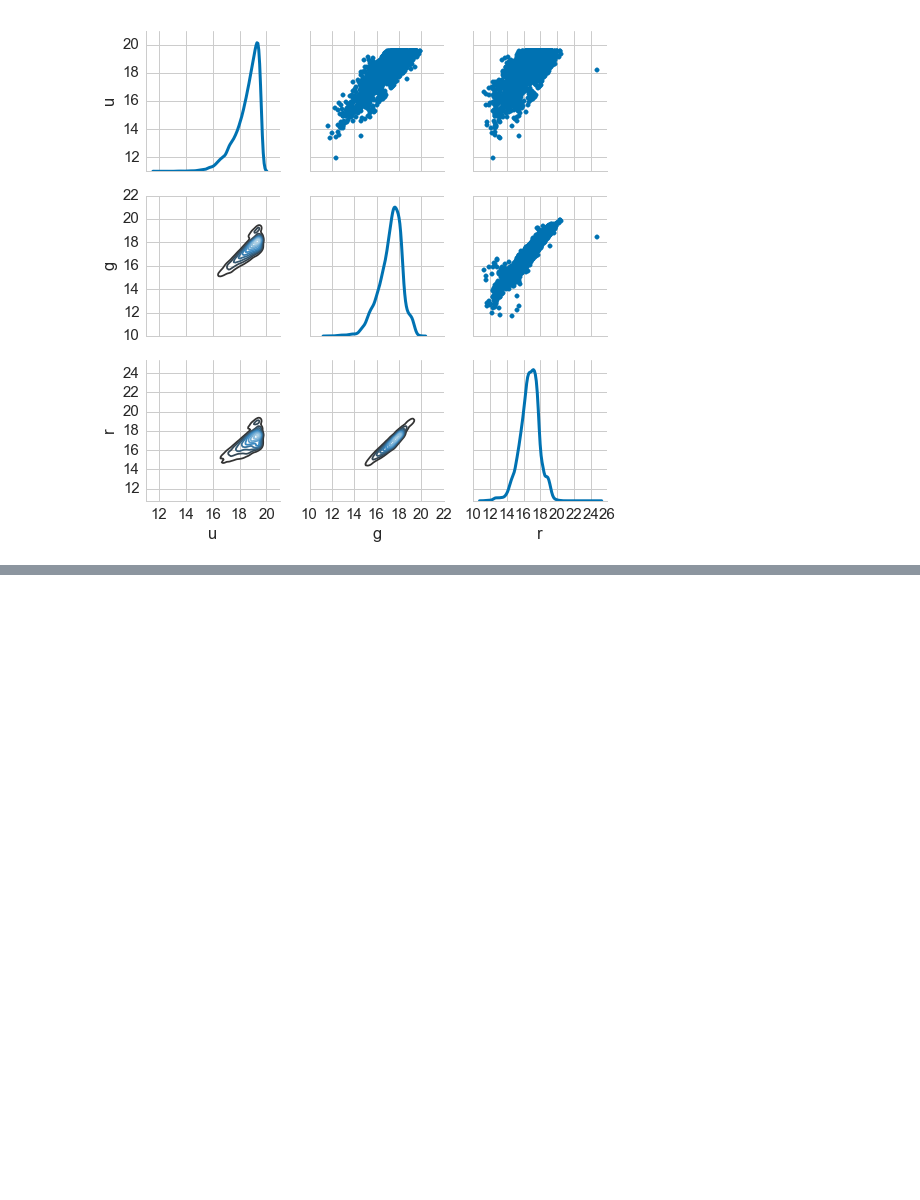
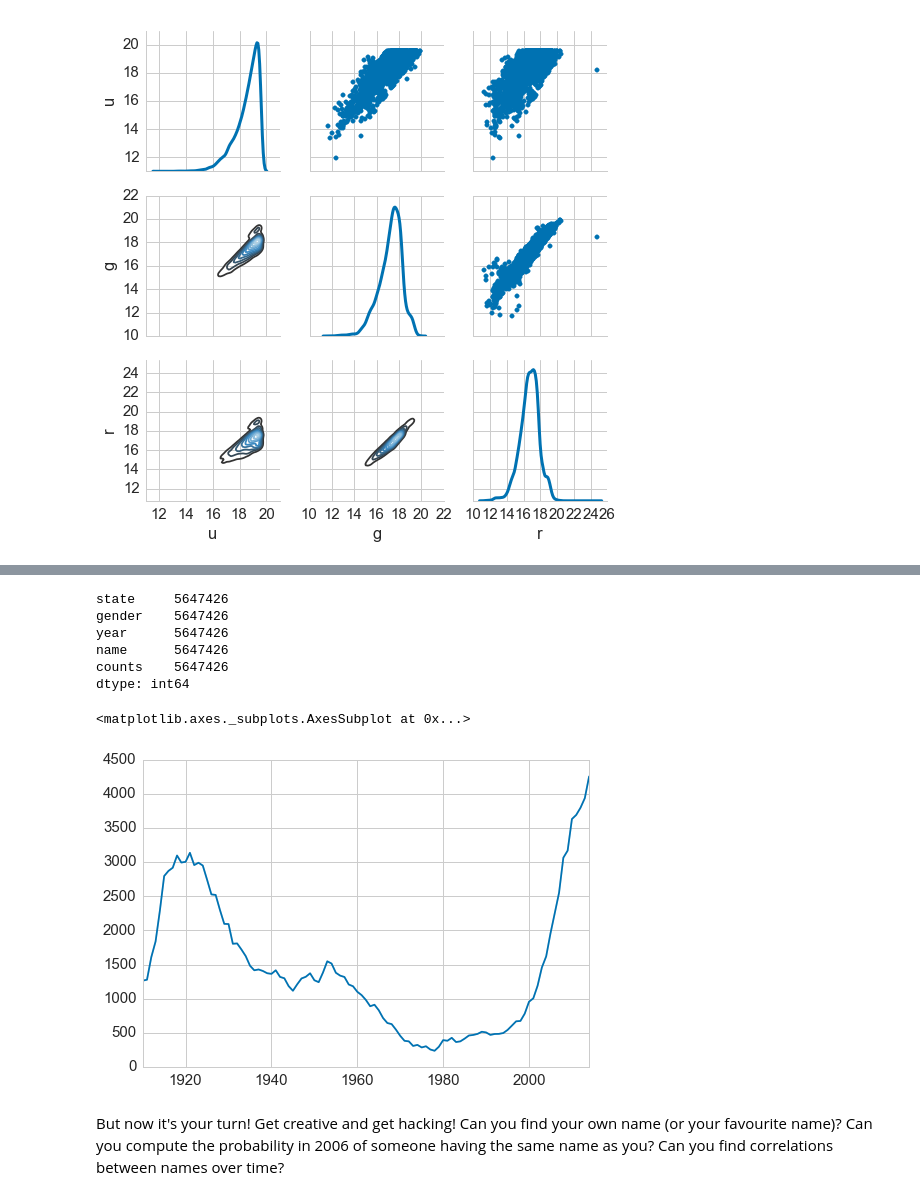
Before and after one commit to AstroHackWeek/AstroHackWeek2015, a Jupyter notebook: day1/day1_visualsummaries.ipynb, the cells around one changed output, grey strips where cells are left out. Saved outputs shown, nothing was run; the diff lists cells and outputs as text; code cells hidden in the pictures; blank space fills up the shorter version.

```diff
--- a/day1/day1_visualsummaries.ipynb
+++ b/day1/day1_visualsummaries.ipynb
@@ -637,0 +722,42 @@ Finally, as a short heads up for Wednesday (probably), if you have high-dimensio
+# %%
+import glob
+
+## find all the files in the data set
+## make sure the string in data_dir ends with a /
+data_dir = "/path/to/data/set/"
+name_files = glob.glob(data_dir+"*.TXT")
+
+df = pd.read_csv(name_files[0],names=["state", "gender", "year", "name", "counts"])
+for f in name_files[1:]:
+    df = df.append(pd.read_csv(f,names=["state", "gender", "year", "name", "counts"]))
+# %%
+## count all the elements in the data frame
+df.count()
+# %% [output]
+state     5647426
+gender    5647426
+year      5647426
+name      5647426
+counts    5647426
+dtype: int64
+# %%
+## we're going to find all entries for the name Lucy and
+## put them into a new data frame:
+df_lucy = df[df["name"] == "Lucy"]
+
+
+## plotting the time series directly from the Data Frame is
+## hard, so we're going to sum the counts up for all states:
+all_years = np.unique(df_lucy["year"]) ## all years in the data set
+
+all_counts = np.zeros_like(all_years)
+for i,y in enumerate(all_years):
+    all_counts[i] = df_lucy[df_lucy["year"] == y]["counts"].sum()
+# %%
+## now we can plot the time series:
+sns.tsplot(all_counts, time=all_years, err_style="unit_traces")
+# %% [output]
+<matplotlib.axes._subplots.AxesSubplot at 0x...>
+[figure, added]
+# %% [markdown]
+But now it's your turn! Get creative and get hacking! Can you find your own name (or your favourite name)? Can you compute the probability in 2006 of someone having the same name as you? Can you find correlations between names over time?
```
Also changed, not shown: parts of 17 cells of this notebook.
